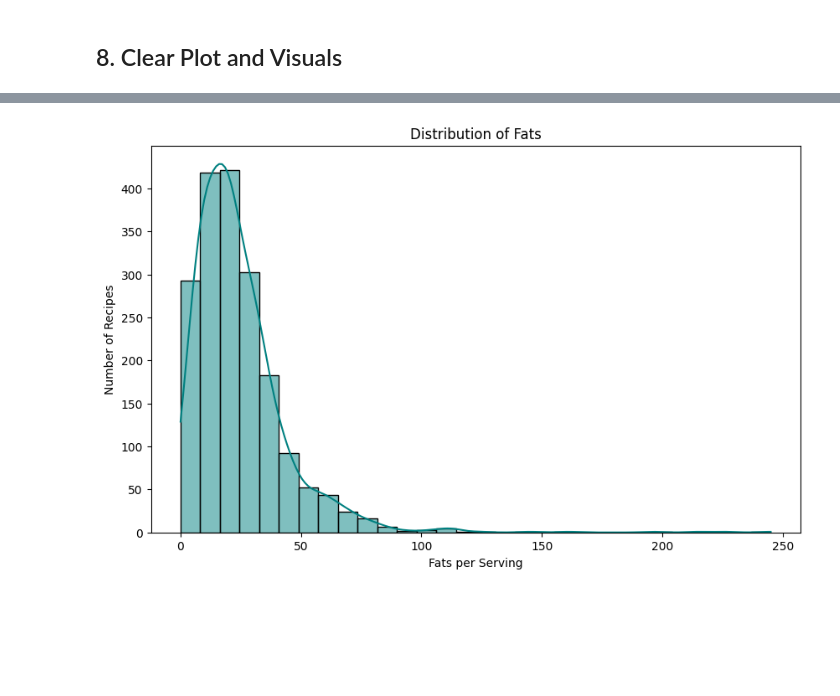
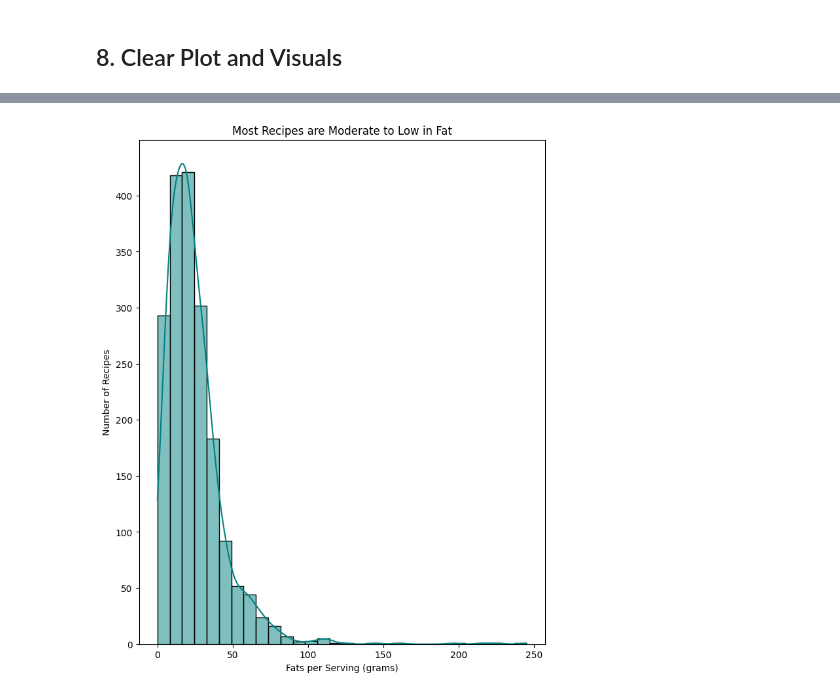
Before and after one commit to rcortellessa11/dsb-210-capstone, a Jupyter notebook: code/technical_report.ipynb, the cells around one changed output, grey strips where cells are left out. Saved outputs shown, nothing was run; the diff lists cells and outputs as text; code cells hidden in the pictures; blank space fills up the shorter version.

```diff
--- a/code/technical_report.ipynb
+++ b/code/technical_report.ipynb
@@ -108,15 +108,15 @@ plt.title("Distribution of Calories");
 # %%
 # Plot the histogram
-plt.figure(figsize=(10, 6))
+plt.figure(figsize=(8, 10))
 sns.histplot(df['fat'], bins=30, kde=True, color = 'teal')  # `kde=True` adds a smoothed curve
 
 # Add labels
-plt.xlabel("Fats per Serving")
+plt.xlabel("Fats per Serving (grams)")
 plt.ylabel("Number of Recipes")
-plt.title("Distribution of Fats");
+plt.title("Most Recipes are Moderate to Low in Fat");
 
 # The graph is right skewed with the majority of recipes having the amount of fats per serving around 15-30 grams per.
 # %% [output]
-[figure, old version]
+[figure, new version]
 # %%
 # Plot the histogram
```
Also changed, not shown: parts of 4 cells of this notebook, 19 other files.
